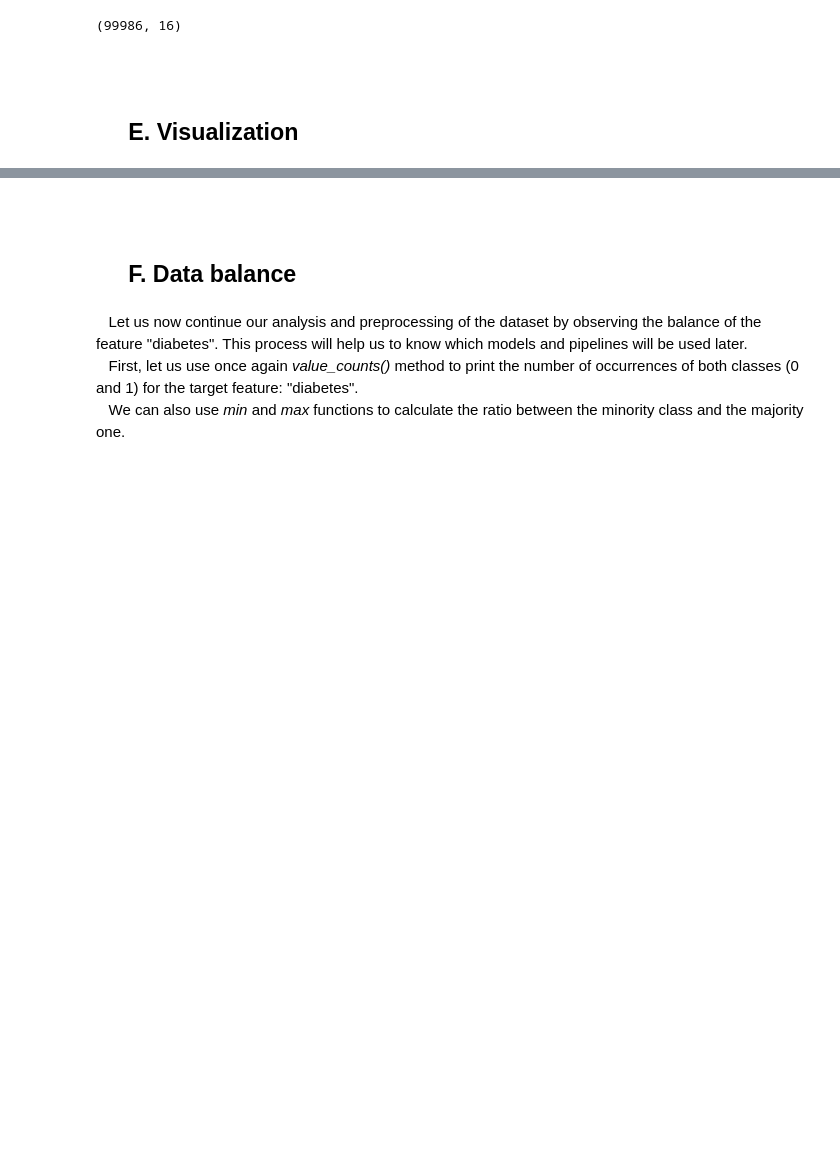
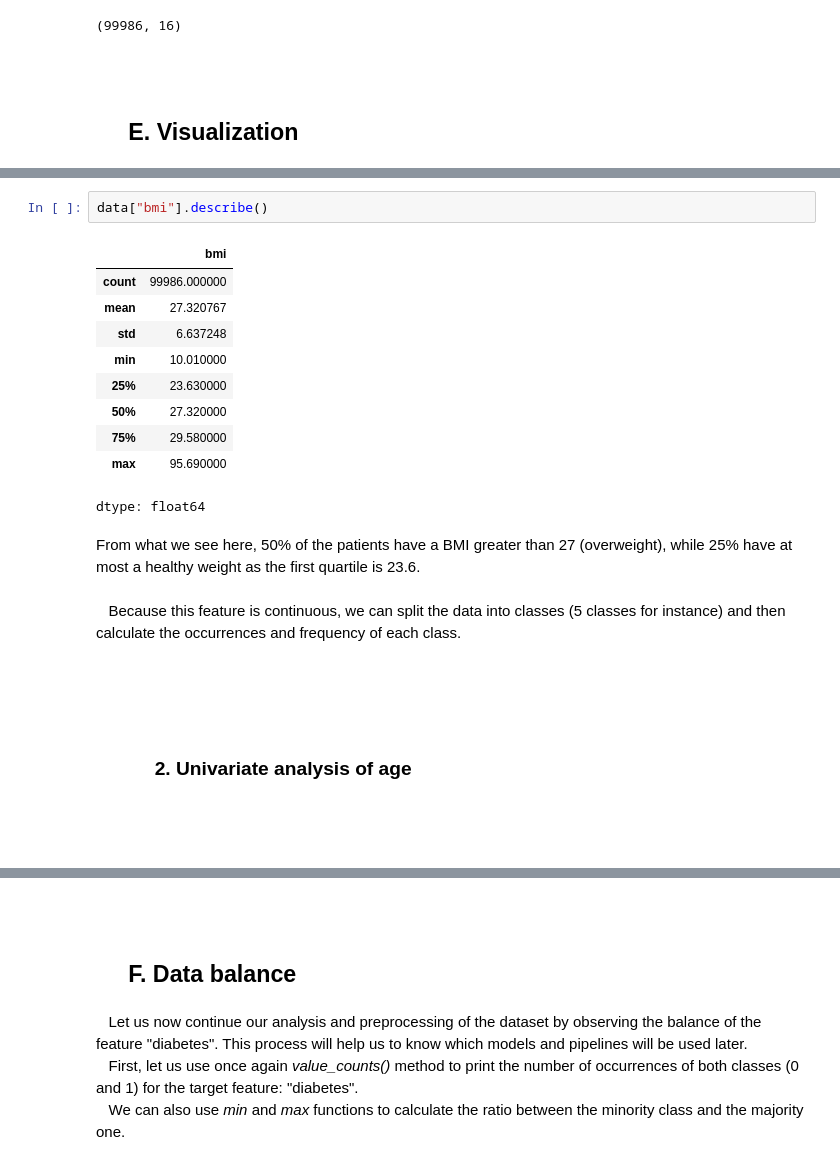
Before and after one commit to RefaelAharouni/Project_Machine_Learning_Refael_Venkatsai_Norbert_William, a Jupyter notebook: Project_Machine_Learning_Refael_Venkatsai_Norbert_William.ipynb, the cells around one changed output, grey strips where cells are left out. Drawn from its saved outputs; the diff is of its cells as text; blank space fills up the shorter version.

Commit message:
Commit with the first part of visualization

```diff
--- a/Project_Machine_Learning_Refael_Venkatsai_Norbert_William.ipynb
+++ b/Project_Machine_Learning_Refael_Venkatsai_Norbert_William.ipynb
@@ -263,0 +288,23 @@ data.shape
+# %%
+data["bmi"].describe()
+# %% [output]
+|  | bmi |
+| count | 99986.000000 |
+| mean | 27.320767 |
+| std | 6.637248 |
+| min | 10.010000 |
+| 25% | 23.630000 |
+| 50% | 27.320000 |
+| 75% | 29.580000 |
+| max | 95.690000 |
+dtype: float64
+# %% [markdown]
+From what we see here, 50% of the patients have a BMI greater than 27 (overweight), while 25% have at most a healthy weight as the first quartile is 23.6.
+# %% [markdown]
+&nbsp;&nbsp;&nbsp;Because this feature is continuous, we can split the data into classes (5 classes for instance) and then calculate the occurrences and frequency of each class.
+# %% [markdown]
+<br><br>
+# %% [markdown]
+### &nbsp;&nbsp;&nbsp;&nbsp;&nbsp;&nbsp;&nbsp;&nbsp;&nbsp;&nbsp;&nbsp;**2. Univariate analysis of age**
+# %% [markdown]
+<br><br>
```
Also changed, not shown: parts of 22 cells of this notebook.
